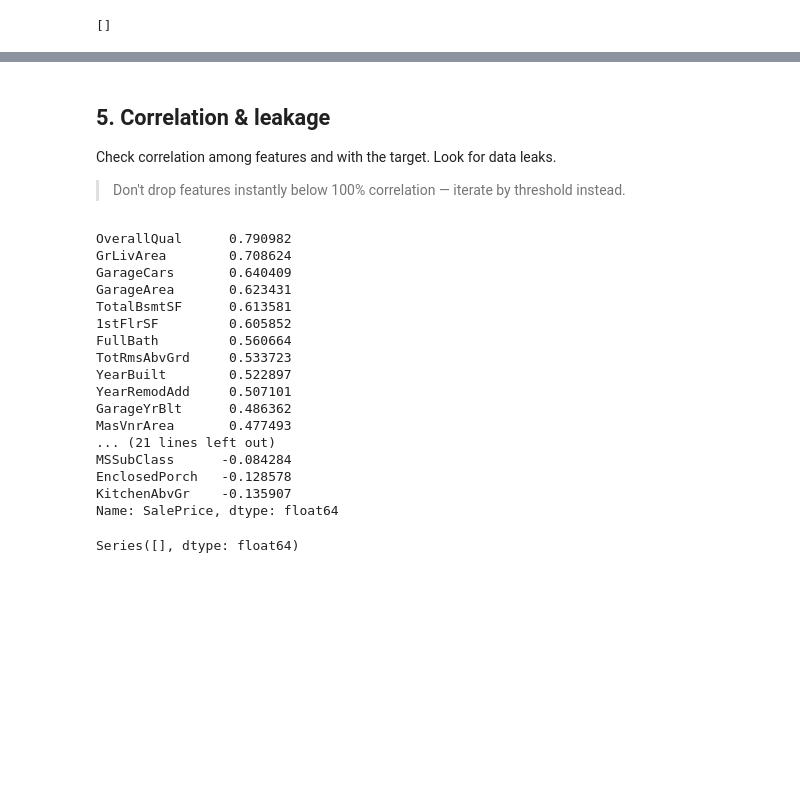
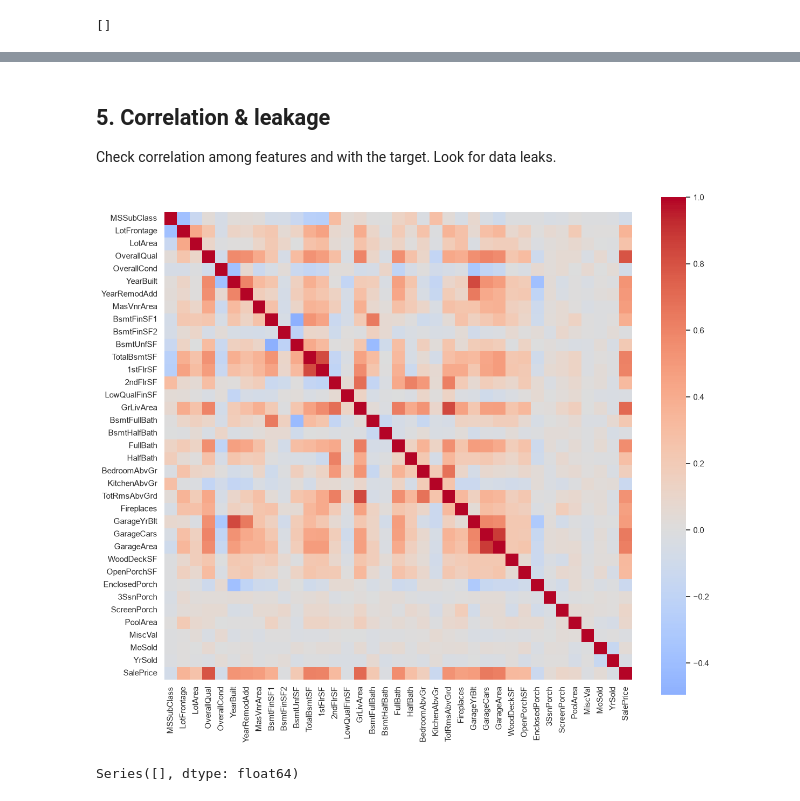
Before and after one commit to oozywaters/kaggle-house-prices, a Jupyter notebook: notebooks/eda.ipynb, the cells around one changed output, grey strips where cells are left out. Saved outputs shown, nothing was run; the diff lists cells and outputs as text; code cells hidden in the pictures; blank space fills up the shorter version.

```diff
--- a/notebooks/eda.ipynb
+++ b/notebooks/eda.ipynb
@@ -118,32 +134,16 @@ constant_cols
 ## 5. Correlation & leakage
 
 Check correlation among features and with the target. Look for data leaks.
-
-> Don't drop features instantly below 100% correlation — iterate by threshold instead.
-# %%
-num_df = df.select_dtypes("number").drop(columns="Id")
-corr = num_df.corr()
-
-# top correlations with the target
-corr[target].drop(target).sort_values(ascending=False)
-# %% [output]
-OverallQual      0.790982
-GrLivArea        0.708624
-GarageCars       0.640409
-GarageArea       0.623431
-TotalBsmtSF      0.613581
-1stFlrSF         0.605852
-FullBath         0.560664
-TotRmsAbvGrd     0.533723
-YearBuilt        0.522897
-YearRemodAdd     0.507101
-GarageYrBlt      0.486362
-MasVnrArea       0.477493
-... (21 lines left out)
-MSSubClass      -0.084284
-EnclosedPorch   -0.128578
-KitchenAbvGr    -0.135907
-Name: SalePrice, dtype: float64
+# %%
+num_df = df.select_dtypes("number").drop(columns="Id")
+corr = num_df.corr()
+
+plt.figure(figsize=(14, 12))
+sns.heatmap(corr, annot=False, cmap="coolwarm", center=0, square=True,
+            xticklabels=True, yticklabels=True)
+plt.show()
+# %% [output]
+[figure, added]
 # %%
 # highly correlated feature pairs (candidate redundancies / leakage)
 threshold = 0.9
```
Also changed, not shown: parts of 3 cells of this notebook.
